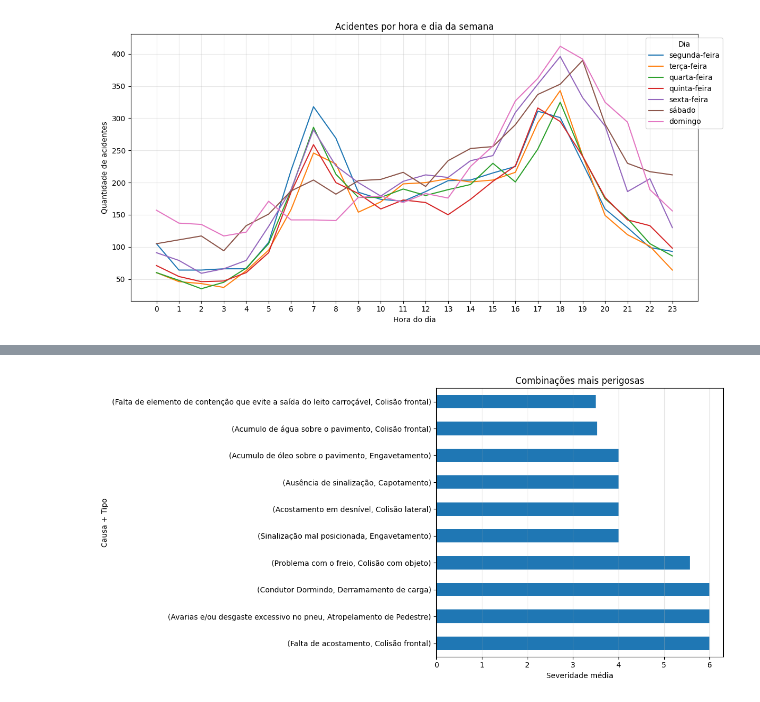
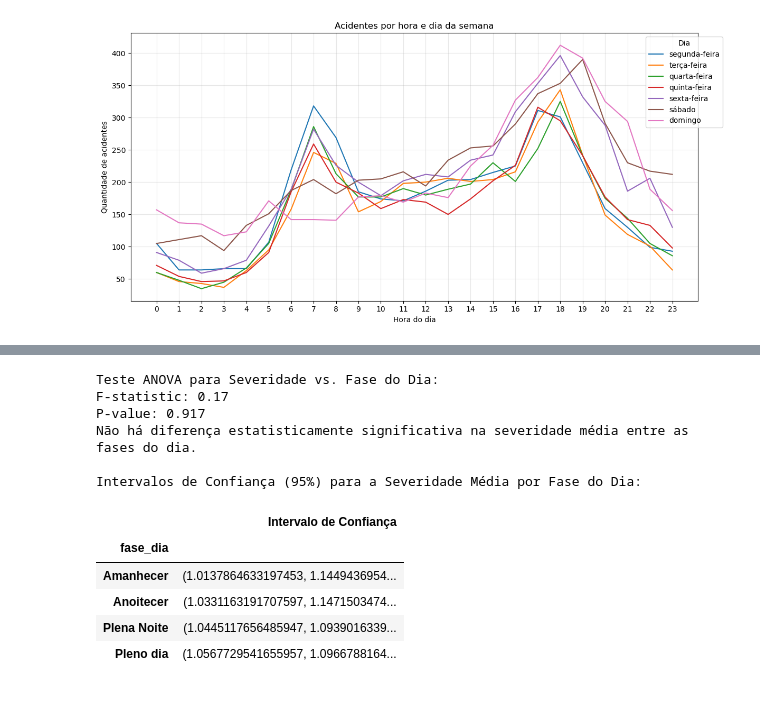
Before and after one commit to ramonsss/Acidentes-de-Transito, a Jupyter notebook: notebook/AcidentesTransito_projeto.ipynb, the cells around one changed output, grey strips where cells are left out. Drawn from its saved outputs; the diff is of its cells as text; code cells hidden in the pictures.

```diff
--- a/notebook/AcidentesTransito_projeto.ipynb
+++ b/notebook/AcidentesTransito_projeto.ipynb
@@ -478,12 +447,43 @@ plt.show()
-# %%
-combo.plot(kind="barh", figsize=(12, 6))
-
-plt.title("Combinações mais perigosas")
-plt.xlabel("Severidade média")
-plt.ylabel("Causa + Tipo")
-plt.grid(axis="x", alpha=0.3)
-
-plt.tight_layout()
-plt.show()
-# %% [output]
-[figure, removed]
+# %%
+from scipy import stats
+from statsmodels.stats.multicomp import pairwise_tukeyhsd
+
+# Perform ANOVA to compare 'severidade' across 'fase_dia'
+
+# First, group severidade by fase_dia
+severidade_por_fase = [df['severidade'][df['fase_dia'] == fase].dropna() for fase in df['fase_dia'].unique()]
+
+f_statistic, p_value = stats.f_oneway(*severidade_por_fase)
+
+print(f"Teste ANOVA para Severidade vs. Fase do Dia:")
+print(f"F-statistic: {f_statistic:.2f}")
+print(f"P-value: {p_value:.3f}")
+
+if p_value < 0.05:
+    print("Há uma diferença estatisticamente significativa na severidade média entre as fases do dia.")
+    # Perform Tukey's HSD post-hoc test if ANOVA is significant
+    tukey_result = pairwise_tukeyhsd(endog=df['severidade'], groups=df['fase_dia'], alpha=0.05)
+    print("\nTeste Post-Hoc de Tukey HSD:")
+    print(tukey_result)
+else:
+    print("Não há diferença estatisticamente significativa na severidade média entre as fases do dia.")
+
+
+# Calculate confidence intervals for the mean 'severidade' for each 'fase_dia'
+conf_intervals = df.groupby('fase_dia')['severidade'].apply(lambda x: stats.t.interval(confidence=0.95, df=len(x)-1, loc=np.mean(x), scale=stats.sem(x)))
+
+print("\nIntervalos de Confiança (95%) para a Severidade Média por Fase do Dia:")
+display(conf_intervals.to_frame(name='Intervalo de Confiança'))
+# %% [output]
+Teste ANOVA para Severidade vs. Fase do Dia:
+F-statistic: 0.17
+P-value: 0.917
+Não há diferença estatisticamente significativa na severidade média entre as fases do dia.
+
+Intervalos de Confiança (95%) para a Severidade Média por Fase do Dia:
+|  | Intervalo de Confiança |
+| fase_dia |  |
+| Amanhecer | (1.0137864633197453, 1.1449436954... |
+| Anoitecer | (1.0331163191707597, 1.1471503474... |
+| Plena Noite | (1.0445117656485947, 1.0939016339... |
+| Pleno dia | (1.0567729541655957, 1.0966788164... |
```
Also changed, not shown: parts of 18 cells of this notebook, 1 other file.
